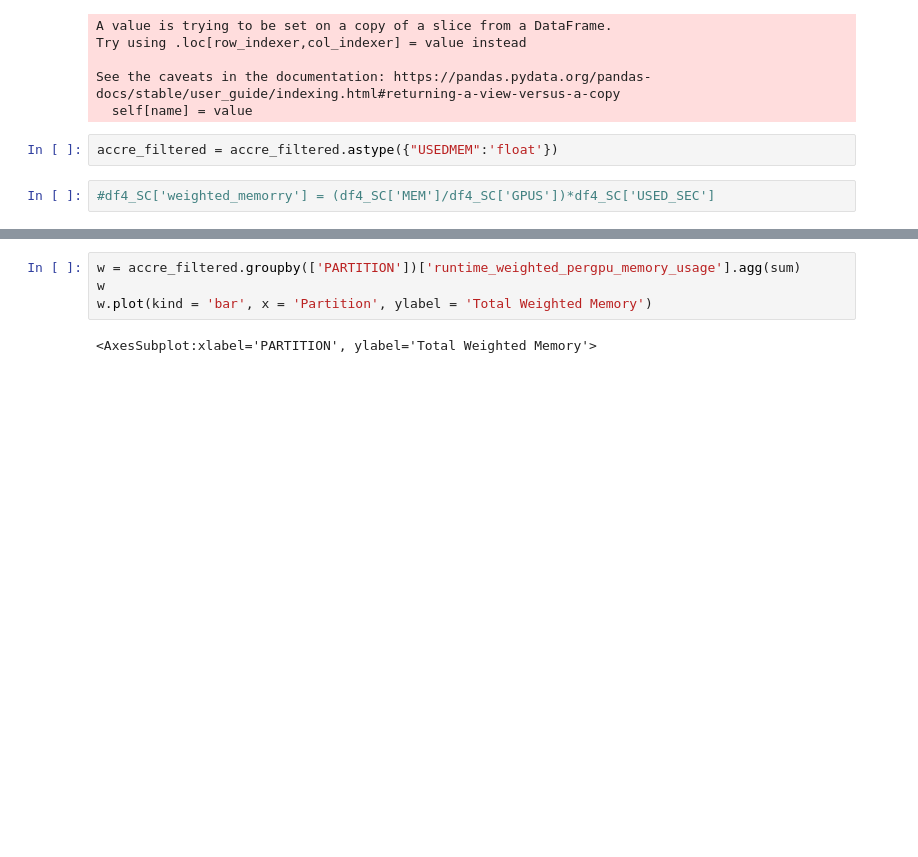
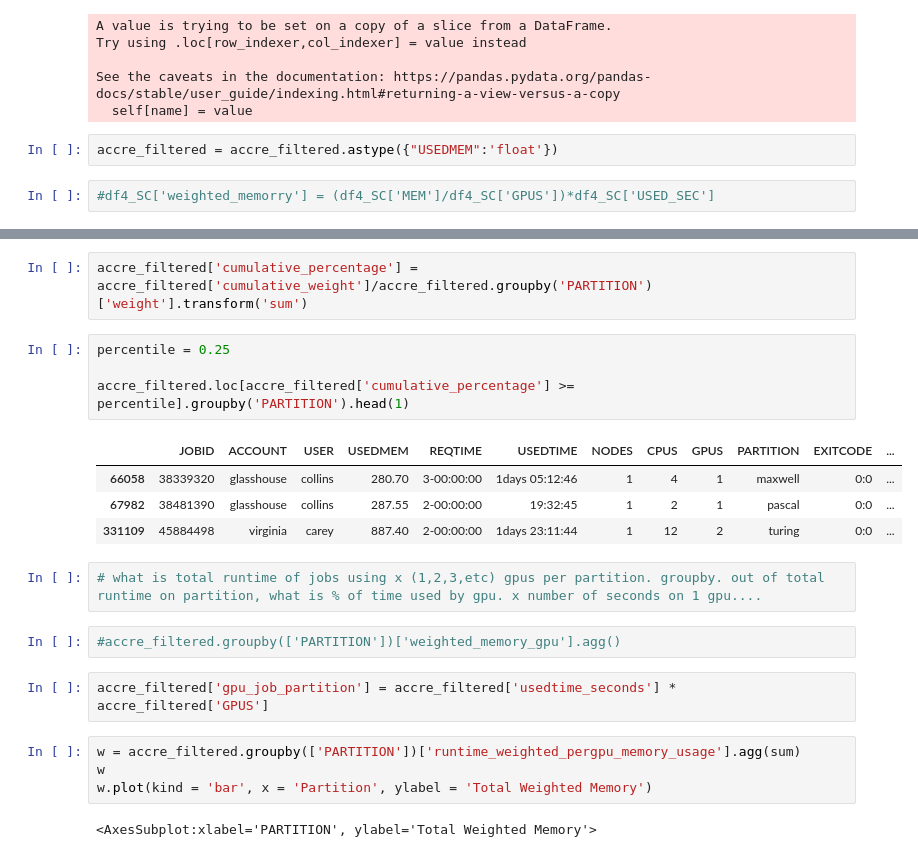
Before and after one commit to essetetsahai/accre_project-jolly_ranchers, a Jupyter notebook: JR_accre.ipynb, the cells around one changed output, grey strips where cells are left out. Drawn from its saved outputs; the diff is of its cells as text; blank space fills up the shorter version.

```diff
--- a/JR_accre.ipynb
+++ b/JR_accre.ipynb
@@ -196,3 +228,20 @@ accre_filtered.head(5)
+# %%
+accre_filtered['cumulative_percentage'] = accre_filtered['cumulative_weight']/accre_filtered.groupby('PARTITION')['weight'].transform('sum')
+# %%
+percentile = 0.25
+
+accre_filtered.loc[accre_filtered['cumulative_percentage'] >= percentile].groupby('PARTITION').head(1)
+# %% [output]
+|  | JOBID | ACCOUNT | USER | USEDMEM | REQTIME | USEDTIME | NODES | CPUS | GPUS | PARTITION | EXITCODE | ... |
+| 66058 | 38339320 | glasshouse | collins | 280.70 | 3-00:00:00 | 1days 05:12:46 | 1 | 4 | 1 | maxwell | 0:0 | ... |
+| 67982 | 38481390 | glasshouse | collins | 287.55 | 2-00:00:00 | 19:32:45 | 1 | 2 | 1 | pascal | 0:0 | ... |
+| 331109 | 45884498 | virginia | carey | 887.40 | 2-00:00:00 | 1days 23:11:44 | 1 | 12 | 2 | turing | 0:0 | ... |
+# %%
+# what is total runtime of jobs using x (1,2,3,etc) gpus per partition. groupby. out of total runtime on partition, what is % of time used by gpu. x number of seconds on 1 gpu....
+# %%
+#accre_filtered.groupby(['PARTITION'])['weighted_memory_gpu'].agg()
+# %%
+accre_filtered['gpu_job_partition'] = accre_filtered['usedtime_seconds'] * accre_filtered['GPUS']
 # %%
 w = accre_filtered.groupby(['PARTITION'])['runtime_weighted_pergpu_memory_usage'].agg(sum)
 w
```
Also changed, not shown: parts of 13 cells of this notebook.
